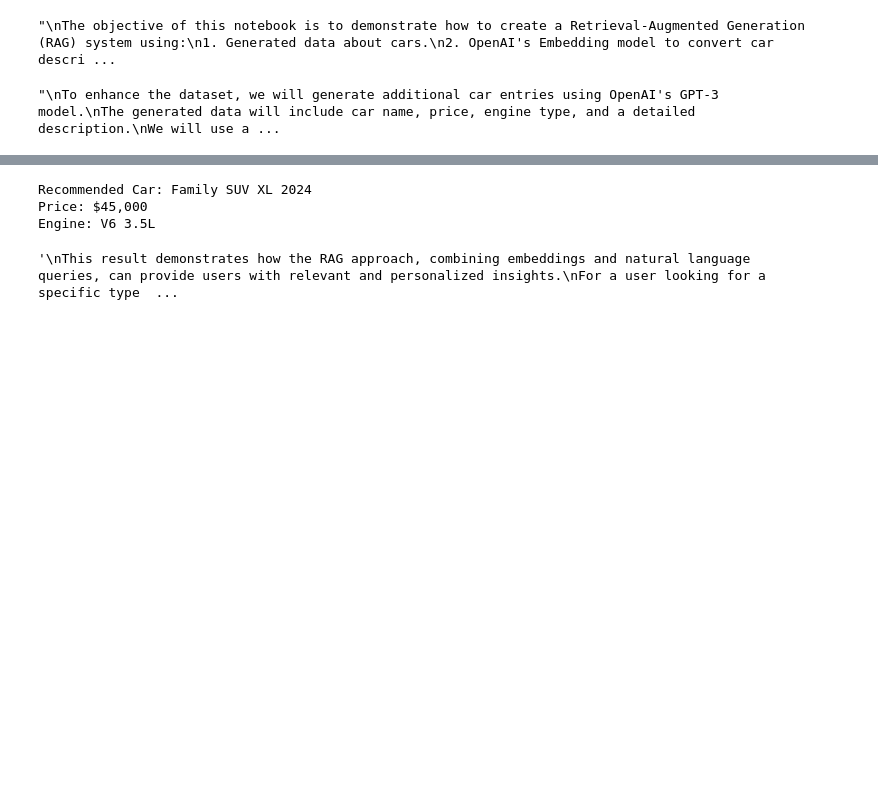
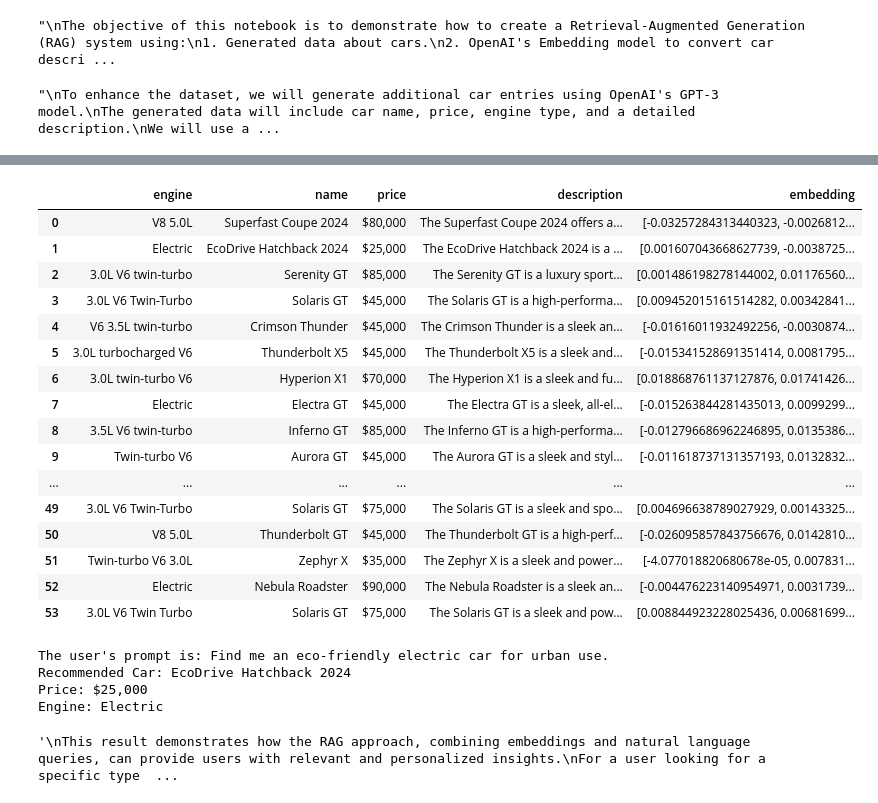
Before and after one commit to thiago-grabe/rag-example, a Jupyter notebook: notebooks/rag_udacity_presentation.ipynb, the cells around one changed output, grey strips where cells are left out. Cells and saved outputs as stored; diff of their text form; code cells hidden in the pictures; blank space fills up the shorter version.

```diff
--- a/notebooks/rag_udacity_presentation.ipynb
+++ b/notebooks/rag_udacity_presentation.ipynb
@@ -172,3 +198,23 @@ First 5 Cars Entry in the Collection:
+# %%
+car_data
+# %% [output]
+|  | engine | name | price | description | embedding |
+| 0 | V8 5.0L | Superfast Coupe 2024 | $80,000 | The Superfast Coupe 2024 offers a... | [-0.03257284313440323, -0.0026812... |
+| 1 | Electric | EcoDrive Hatchback 2024 | $25,000 | The EcoDrive Hatchback 2024 is a ... | [0.001607043668627739, -0.0038725... |
+| 2 | 3.0L V6 twin-turbo | Serenity GT | $85,000 | The Serenity GT is a luxury sport... | [0.001486198278144002, 0.01176560... |
+| 3 | 3.0L V6 Twin-Turbo | Solaris GT | $45,000 | The Solaris GT is a high-performa... | [0.009452015161514282, 0.00342841... |
+| 4 | V6 3.5L twin-turbo | Crimson Thunder | $45,000 | The Crimson Thunder is a sleek an... | [-0.01616011932492256, -0.0030874... |
+| 5 | 3.0L turbocharged V6 | Thunderbolt X5 | $45,000 | The Thunderbolt X5 is a sleek and... | [-0.015341528691351414, 0.0081795... |
+| 6 | 3.0L twin-turbo V6 | Hyperion X1 | $70,000 | The Hyperion X1 is a sleek and fu... | [0.018868761137127876, 0.01741426... |
+| 7 | Electric | Electra GT | $45,000 | The Electra GT is a sleek, all-el... | [-0.015263844281435013, 0.0099299... |
+| 8 | 3.5L V6 twin-turbo | Inferno GT | $85,000 | The Inferno GT is a high-performa... | [-0.012796686962246895, 0.0135386... |
+| 9 | Twin-turbo V6 | Aurora GT | $45,000 | The Aurora GT is a sleek and styl... | [-0.011618737131357193, 0.0132832... |
+| ... | ... | ... | ... | ... | ... |
+| 49 | 3.0L V6 Twin-Turbo | Solaris GT | $75,000 | The Solaris GT is a sleek and spo... | [0.004696638789027929, 0.00143325... |
+| 50 | V8 5.0L | Thunderbolt GT | $45,000 | The Thunderbolt GT is a high-perf... | [-0.026095857843756676, 0.0142810... |
+| 51 | Twin-turbo V6 3.0L | Zephyr X | $35,000 | The Zephyr X is a sleek and power... | [-4.077018820680678e-05, 0.007831... |
+| 52 | Electric | Nebula Roadster | $90,000 | The Nebula Roadster is a sleek an... | [-0.004476223140954971, 0.0031739... |
+| 53 | 3.0L V6 Twin Turbo | Solaris GT | $75,000 | The Solaris GT is a sleek and pow... | [0.008844923228025436, 0.00681699... |
 # %%
 # Step 5: Querying Chroma for information
 """
@@ -187,6 +233,7 @@ prompts = [
 ]
 
 prompt = np.random.choice(prompts)
+print(f"The user's prompt is: {prompt}")
 
 # Retrieve the top match from Chroma collection
 """
@@ -212,9 +259,10 @@ This result demonstrates how the RAG approach, combining embeddings and natural
 For a user looking for a specific type of car, such as one that is comfortable for a family, our system can find the best match from the dataset.
 """
 # %% [output]
-Recommended Car: Family SUV XL 2024
-Price: $45,000
-Engine: V6 3.5L
+The user's prompt is: Find me an eco-friendly electric car for urban use.
+Recommended Car: EcoDrive Hatchback 2024
+Price: $25,000
+Engine: Electric
 '\nThis result demonstrates how the RAG approach, combining embeddings and natural language queries, can provide users with relevant and personalized insights.\nFor a user looking for a specific type  ...
 # %%
 # Step 6: Enriching the output using an LLM
```
Also changed, not shown: parts of 5 cells of this notebook.
